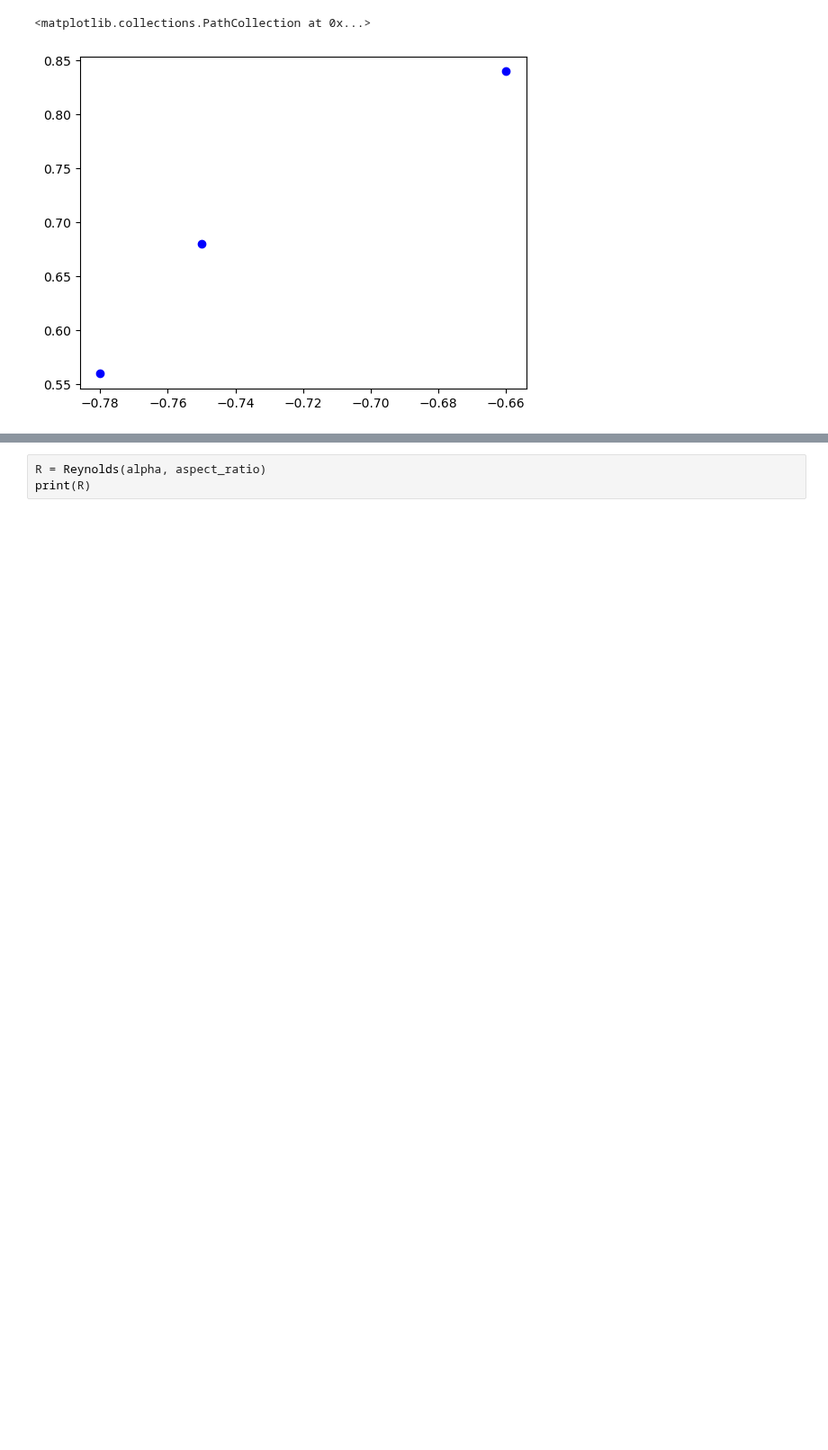
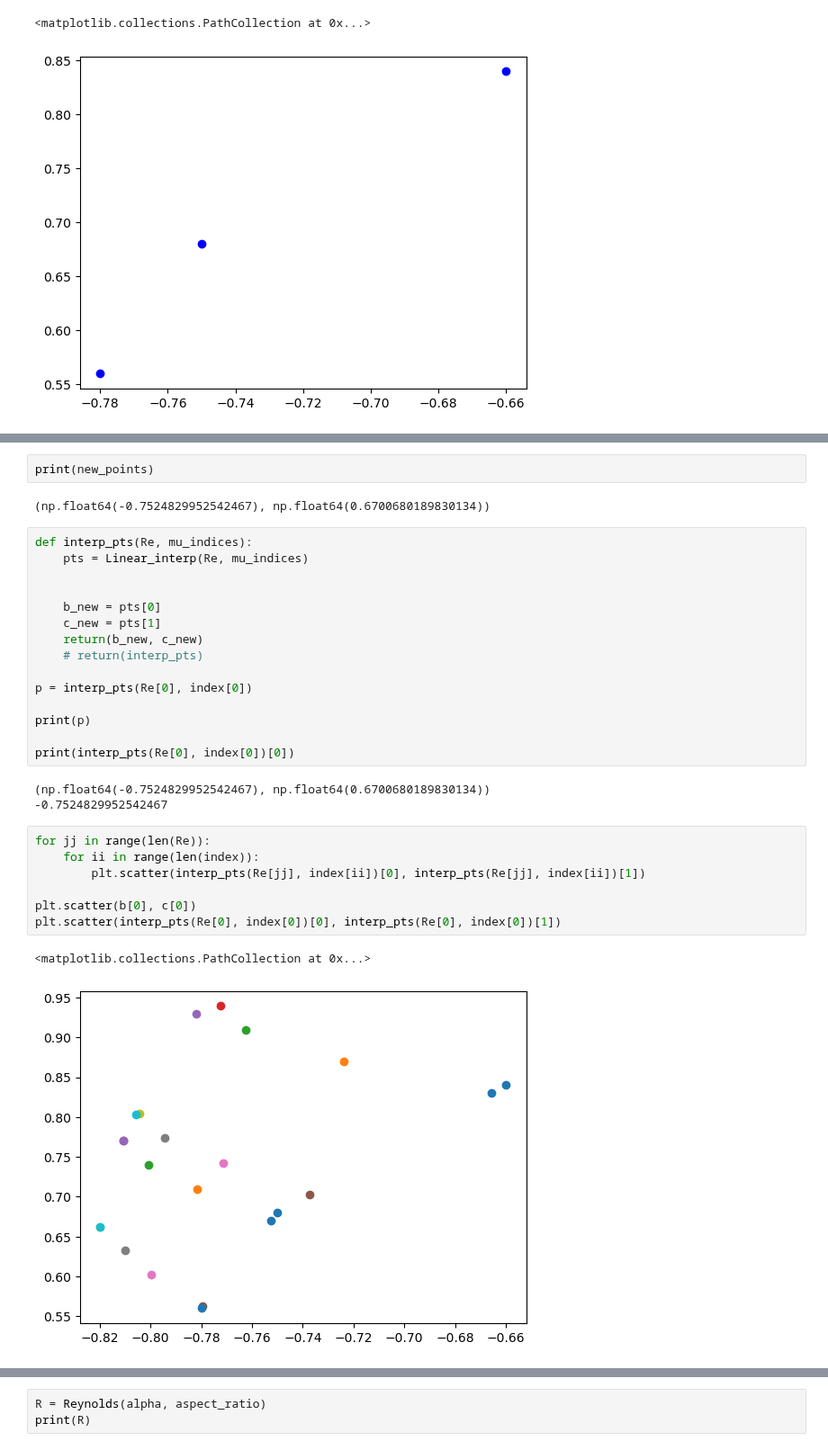
Before and after one commit to Chartman25/UnigeMasters, a Jupyter notebook: Astrophysics_Lab_Disc_Truncation/Reynolds_number_calc.ipynb, the cells around one changed output, grey strips where cells are left out. Shown at 90% size. Saved outputs shown, nothing was run; the diff lists cells and outputs as text; blank space fills up the shorter version.

```diff
--- a/Astrophysics_Lab_Disc_Truncation/Reynolds_number_calc.ipynb
+++ b/Astrophysics_Lab_Disc_Truncation/Reynolds_number_calc.ipynb
@@ -216,0 +401,32 @@ aspect_ratio = [aspect_ratio_5e4, aspect_ratio_1e4, aspect_ratio_5e3, aspect_rat
+# %%
+print(new_points)
+# %% [output]
+(np.float64(-0.7524829952542467), np.float64(0.6700680189830134))
+# %%
+def interp_pts(Re, mu_indices):
+    pts = Linear_interp(Re, mu_indices)
+
+
+    b_new = pts[0]
+    c_new = pts[1]
+    return(b_new, c_new)
+    # return(interp_pts)
+
+p = interp_pts(Re[0], index[0])
+
+print(p)
+
+print(interp_pts(Re[0], index[0])[0])
+# %% [output]
+(np.float64(-0.7524829952542467), np.float64(0.6700680189830134))
+-0.7524829952542467
+# %%
+for jj in range(len(Re)):
+    for ii in range(len(index)):
+        plt.scatter(interp_pts(Re[jj], index[ii])[0], interp_pts(Re[jj], index[ii])[1])
+
+plt.scatter(b[0], c[0])
+plt.scatter(interp_pts(Re[0], index[0])[0], interp_pts(Re[0], index[0])[1])
+# %% [output]
+<matplotlib.collections.PathCollection at 0x...>
+[figure, added]
```
Also changed, not shown: parts of 17 cells of this notebook, 2 other files.
